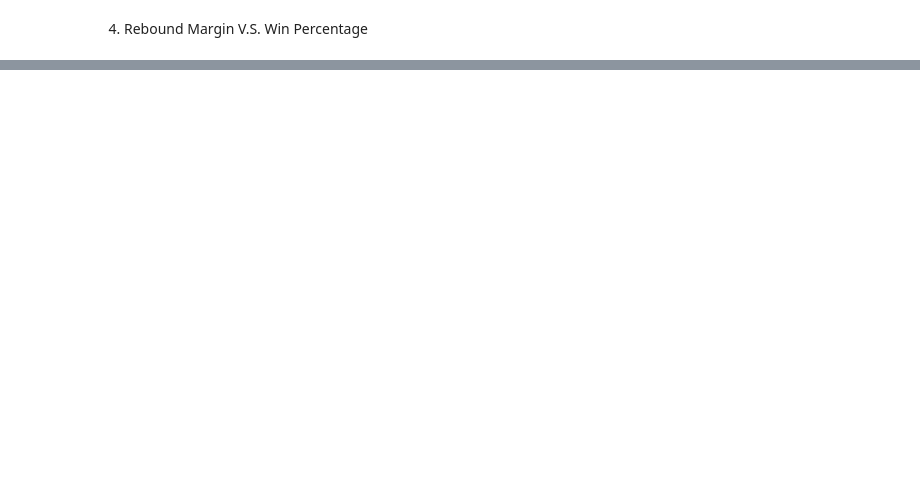
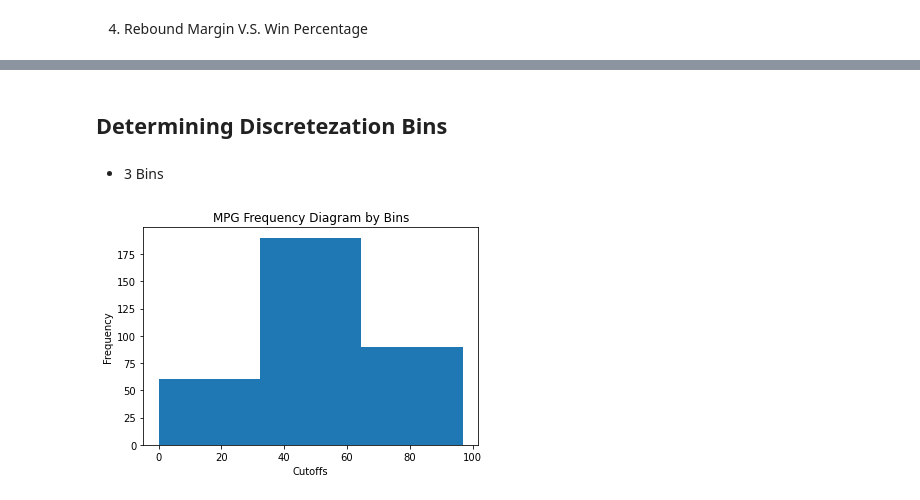
Before and after one commit to NCAA-Basketball-Predictor/Predictor, a Jupyter notebook: EDA.ipynb, the cells around one changed output, grey strips where cells are left out. Saved outputs shown, nothing was run; the diff lists cells and outputs as text; code cells hidden in the pictures; blank space fills up the shorter version.

```diff
--- a/EDA.ipynb
+++ b/EDA.ipynb
@@ -176,0 +126,16 @@ plt.show()
+# %% [markdown]
+## Determining Discretezation Bins
+# %% [markdown]
+* 3 Bins
+# %%
+importlib.reload(plot_utils)
+percentages = ncaa_stats.get_column("Win Percentage")
+cutoffs = utils.compute_equal_width_cutoffs(percentages, 3)
+freqs = utils.get_cutoff_frequencies(percentages, cutoffs)
+plt.bar(cutoffs[:-1], freqs, width=cutoffs[1] - cutoffs[0], align="edge")
+plt.title("MPG Frequency Diagram by Bins")
+plt.xlabel("Cutoffs")
+plt.ylabel("Frequency")
+print()
+# %% [output]
+[figure, added]
```
Also changed, not shown: parts of 22 cells of this notebook.
